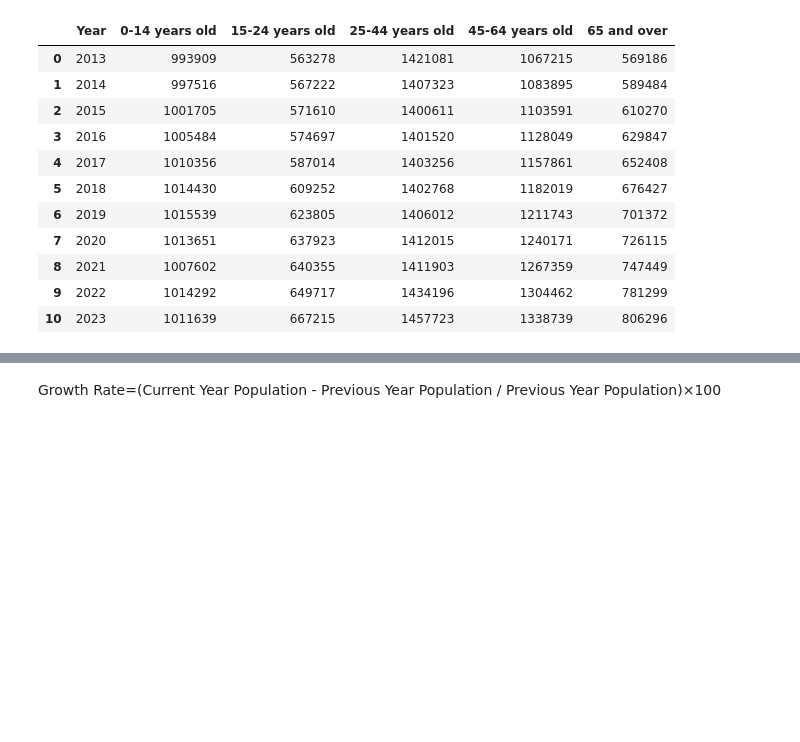
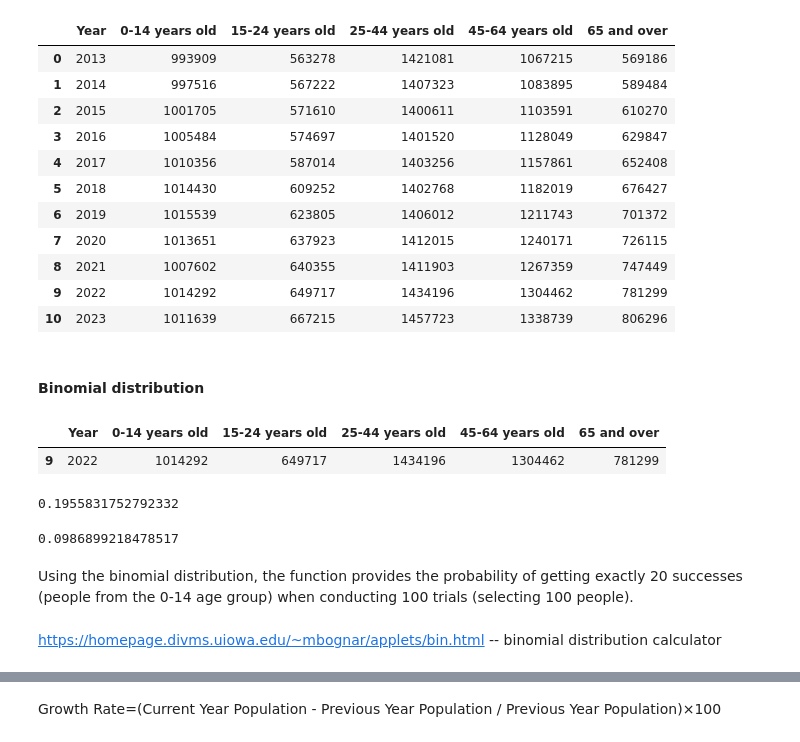
Before and after one commit to mkoleva0/DataAnalytics_CA1, a Jupyter notebook: CA1_V6.ipynb, the cells around one changed output, grey strips where cells are left out. Drawn from its saved outputs; the diff is of its cells as text; code cells hidden in the pictures; blank space fills up the shorter version.

Commit message:
binomial calculations added

```diff
--- a/CA1_V6.ipynb
+++ b/CA1_V6.ipynb
@@ -904,3 +903,5 @@ population_pivot_age_groups
 | 8 | 2021 | 1007602 | 640355 | 1411903 | 1267359 | 747449 |
 | 9 | 2022 | 1014292 | 649717 | 1434196 | 1304462 | 781299 |
 | 10 | 2023 | 1011639 | 667215 | 1457723 | 1338739 | 806296 |
+# %% [markdown]
+#### Binomial distribution
@@ -906,0 +910,25 @@ population_pivot_age_groups
+# %%
+binom_pop_dataset = population_pivot_age_groups[population_pivot_age_groups['Year'] == 2022]
+binom_pop_dataset
+# %% [output]
+|  | Year | 0-14 years old | 15-24 years old | 25-44 years old | 45-64 years old | 65 and over |
+| 9 | 2022 | 1014292 | 649717 | 1434196 | 1304462 | 781299 |
+# %%
+probability_0_14= binom_pop_dataset['0-14 years old'].values[0] / 5185988
+
+probability_0_14
+# %% [output]
+0.1955831752792332
+# %%
+n = 100
+k = 20
+p = probability_0_14
+
+probability = binom.pmf(k, n, p)
+print(probability)
+# %% [output]
+0.0986899218478517
+# %% [markdown]
+Using the binomial distribution, the function provides the probability of getting exactly 20 successes (people from the 0-14 age group) when conducting 100 trials (selecting 100 people).
+# %% [markdown]
+https://homepage.divms.uiowa.edu/~mbognar/applets/bin.html -- binomial distribution calculator
```
Also changed, not shown: parts of 12 cells of this notebook, 1 other file.
